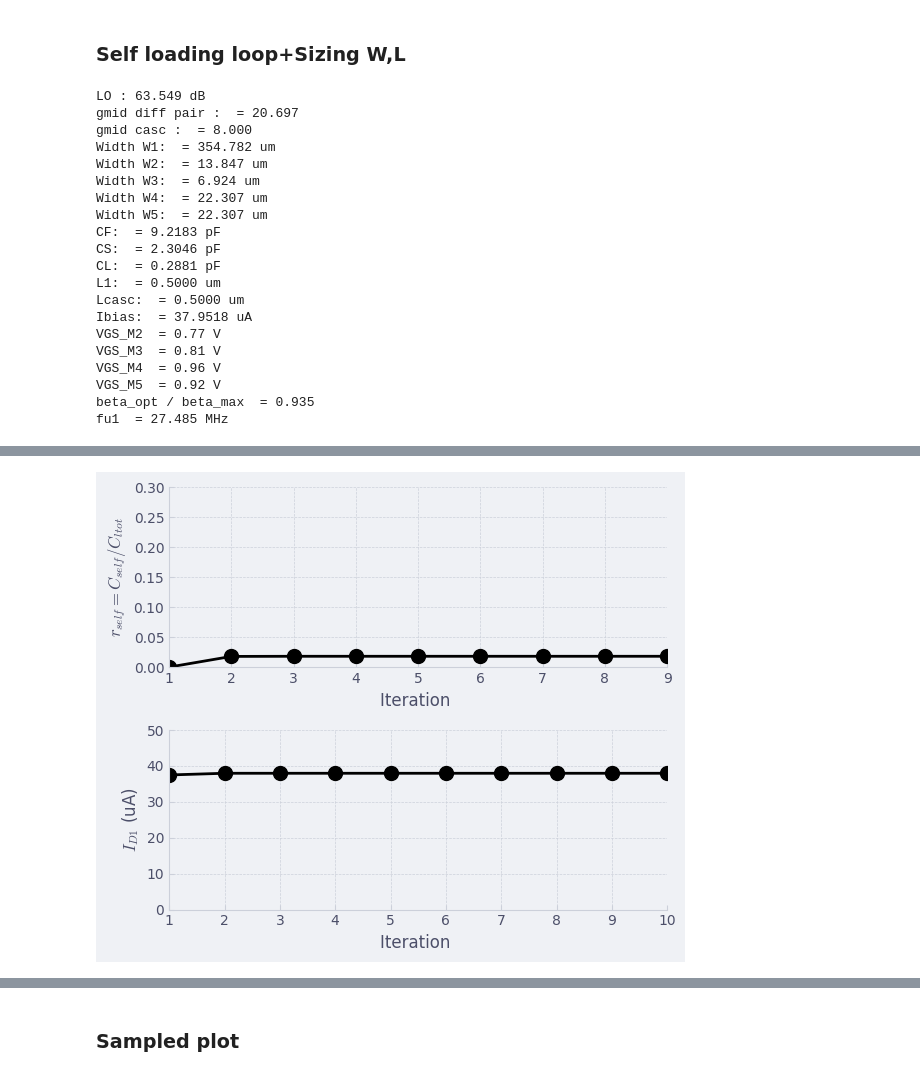
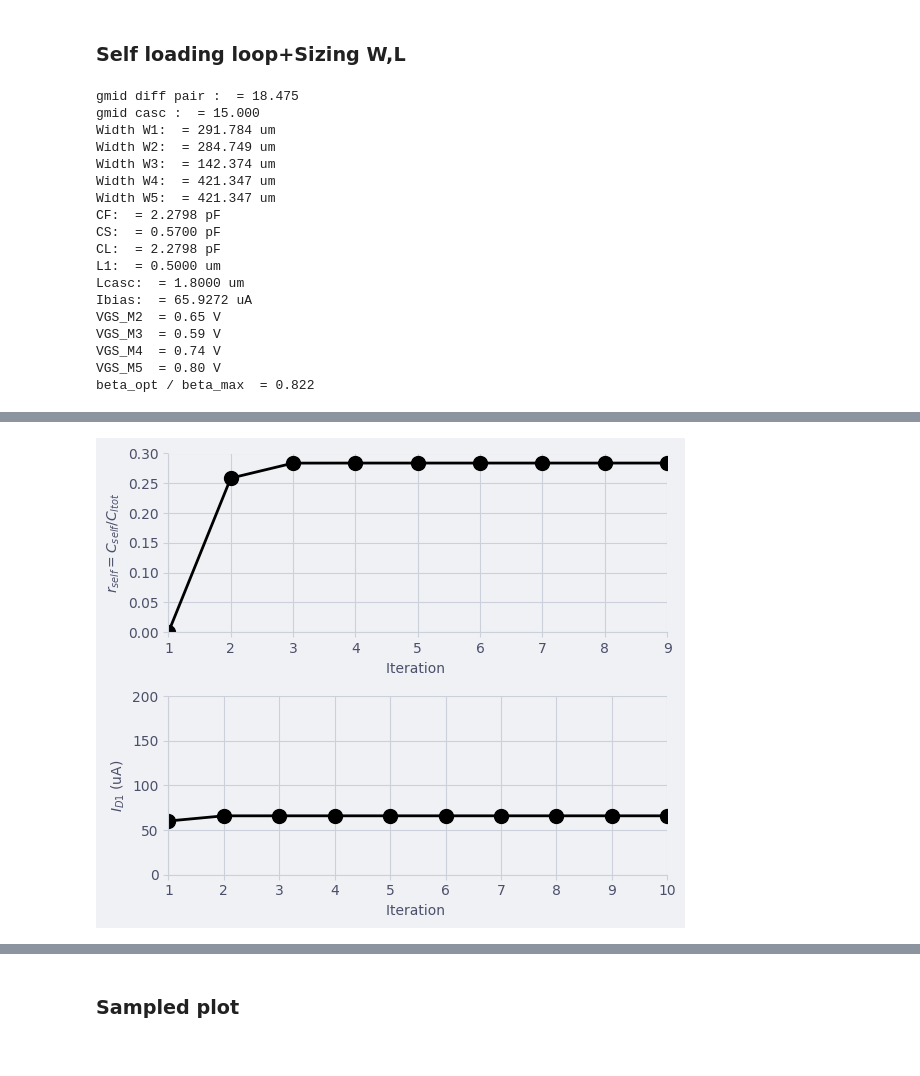
Before and after one commit to Surfeur974/gmadrid, a Jupyter notebook: SC_folded_cascode.ipynb, the cells around one changed output, grey strips where cells are left out. Drawn from its saved outputs; the diff is of its cells as text; code cells hidden in the pictures.

```diff
--- a/SC_folded_cascode.ipynb
+++ b/SC_folded_cascode.ipynb
@@ -494,26 +498,26 @@ print_design_summary(d,s,m1,m2,m3,m4,m5,p)
 #With self loading now
 #Design Spec
 s = {
-    'ts'        : 40e-9,
+    'ts'        : 50e-9,
     'ed'        : 0.1/100,
-    'fu1'       : 1/(2*np.pi) * np.log(1/ 0.1/100) / 40e-9,
+    #'fu1'       : 1/(2*np.pi) * np.log(1/ (0.05/100)) / 50e-9,
     'vod_noise' : 90e-6,
-    'FO'        : 1/8,
+    'FO'        : 4,
     'G'         : 1/4,
-    'vod_final' : 0.5
+    'vod_final' : 0.8
 }
 beta_max = 1 / (1 + s['G'])
-s['fu1'] = 1 / (2 * np.pi) * np.log(1 / s['ed']) / s['ts']
+#s['fu1'] = 1 / (2 * np.pi) * np.log(1 / s['ed']) / s['ts']
 
 # Constants for another design
 d = {
-    'gamma': 0.9,
+    'gamma': 0.8,
     #To be adjust if noise not accurate or compute gamme
-    'Lcas': 0.5,
-    'gm_IDcas': 8,
+    'Lcas': 1.8,
+    'gm_IDcas': 15,
     'L1' : 0.5,
     'cself': 0,
-    'gm_ID1': np.linspace(3, 27, 100),
+    'gm_ID1': np.linspace(5, 28, 100),
     'beta': beta_max * np.linspace(0.2, 1, 100)
 }
 
@@ -554,7 +558,7 @@ axs[1].plot(range(1, len(ID1) + 1), ID1 * 1e6, 'k-o', linewidth=2, markersize=10
 axs[1].set_xlabel('Iteration ')
 axs[1].set_ylabel(r'$I_{D1}$ (uA)')
 axs[1].set_xlim([1, len(ID1)])
-axs[1].set_ylim([0, 50])
+axs[1].set_ylim([0, 200])
 axs[1].grid(True)
 
 # Final sizing point
@@ -576,9 +580,9 @@ ID_W5 = pmos4.look_up( 'ID_W', GM_ID=d['gm_IDcas'], L=d['Lcas'], VDS=0.2)
 
 #######Calc GAIN
 gds5    = pmos4.look_up( 'GDS_ID', GM_ID=d['gm_IDcas'], L=d['Lcas'], VDS=0.6) * ID1_opt
-gds4    = pmos4.look_up( 'GDS_ID', GM_ID=d['gm_IDcas'], L=d['Lcas'], VDS=1.2, VSB = -0.6) * ID1_opt
-gm4     = pmos4.look_up( 'GM_ID', GM_ID=d['gm_IDcas'], L=d['Lcas'], VDS=1.2, VSB = -0.6) * ID1_opt
-gds3    = nmos4.look_up( 'GDS_ID', GM_ID=d['gm_IDcas'], L=d['Lcas'], VDS=1.2, VSB = -0.6) * ID1_opt
+gds4    = pmos4.look_up( 'GDS_ID', GM_ID=d['gm_IDcas'], L=d['Lcas'], VDS=1.2, VSB = 0.6) * ID1_opt
+gm4     = pmos4.look_up( 'GM_ID', GM_ID=d['gm_IDcas'], L=d['Lcas'], VDS=1.2, VSB = 0.6) * ID1_opt
+gds3    = nmos4.look_up( 'GDS_ID', GM_ID=d['gm_IDcas'], L=d['Lcas'], VDS=1.2, VSB = 0.6) * ID1_opt
 gm3     = nmos4.look_up( 'GM_ID', GM_ID=d['gm_IDcas'], L=d['Lcas'], VDS=1.2) * ID1_opt
 gds2    = nmos4.look_up( 'GDS_ID', GM_ID=d['gm_IDcas'], L=d['Lcas'], VDS=0.6) * 2 * ID1_opt
 gds1    = pmos4.look_up( 'GDS_ID', GM_ID=gm_ID1_opt, L=d['L1']) * 2 * ID1_opt
@@ -598,16 +602,16 @@ W5 = ID1_opt / ID_W5
 W4 = W5
 
 #VGSs
-VGS_M2 = nmos4.look_upVGS(GM_ID = d['gm_IDcas'], VDS = 0.2)
-VGS_M3 = nmos4.look_upVGS(GM_ID = d['gm_IDcas'], VDS = 1.15, VSB = -0.2)
-VGS_M4 = pmos4.look_upVGS(GM_ID = d['gm_IDcas'], VDS = 1.15, VSB = -0.2)
-VGS_M5 = pmos4.look_upVGS(GM_ID = d['gm_IDcas'], VDS = 0.2)
+VGS_M2 = nmos4.look_upVGS(GM_ID = d['gm_IDcas'], VDS = 0.6)
+VGS_M3 = nmos4.look_upVGS(GM_ID = d['gm_IDcas'], VDS = 1.2, VSB = 0.2)
+VGS_M4 = pmos4.look_upVGS(GM_ID = d['gm_IDcas'], VDS = 1.2, VSB = 0.2)
+VGS_M5 = pmos4.look_upVGS(GM_ID = d['gm_IDcas'], VDS = 0.6)
 
 
 # Printing the results
 
 
-print('LO : %.3f dB' % L0)
+#print('LO : %.3f dB' % L0)
 print('gmid diff pair :  = %.3f' % gm_ID1_opt)
 print('gmid casc :  = %.3f' % d['gm_IDcas'])
 print('Width W1:  = %.3f um' % W1)
@@ -626,7 +630,7 @@ print('VGS_M3  = %.2f V' % (VGS_M3))
 print('VGS_M4  = %.2f V' % (VGS_M4))
 print('VGS_M5  = %.2f V' % (VGS_M5))
 print('beta_opt / beta_max  = %.3f' % (beta_opt / beta_max))
-print('fu1  = %.3f MHz' % (s['fu1']*1e-6))
+#print('fu1  = %.3f MHz' % (p['fu1']*1e-6))
 
 d['gm_ID1'] =  np.array([gm_ID1_opt])
 d['beta'] =  np.array([beta_opt])
@@ -636,23 +640,21 @@ print_design_summary(s,d,m1,m2,m3,m4,m5,p)
 plt.tight_layout()
 plt.show()
 # %% [output]
-LO : 63.549 dB
-gmid diff pair :  = 20.697
-gmid casc :  = 8.000
-Width W1:  = 354.782 um
-Width W2:  = 13.847 um
-Width W3:  = 6.924 um
-Width W4:  = 22.307 um
-Width W5:  = 22.307 um
-CF:  = 9.2183 pF
-CS:  = 2.3046 pF
-CL:  = 0.2881 pF
+gmid diff pair :  = 18.475
+gmid casc :  = 15.000
+Width W1:  = 291.784 um
+Width W2:  = 284.749 um
+Width W3:  = 142.374 um
+Width W4:  = 421.347 um
+Width W5:  = 421.347 um
+CF:  = 2.2798 pF
+CS:  = 0.5700 pF
+CL:  = 2.2798 pF
 L1:  = 0.5000 um
-Lcasc:  = 0.5000 um
-Ibias:  = 37.9518 uA
-VGS_M2  = 0.77 V
-VGS_M3  = 0.81 V
-VGS_M4  = 0.96 V
-VGS_M5  = 0.92 V
-beta_opt / beta_max  = 0.935
-fu1  = 27.485 MHz
+Lcasc:  = 1.8000 um
+Ibias:  = 65.9272 uA
+VGS_M2  = 0.65 V
+VGS_M3  = 0.59 V
+VGS_M4  = 0.74 V
+VGS_M5  = 0.80 V
+beta_opt / beta_max  = 0.822
@@ -660,4 +662,4 @@ fu1  = 27.485 MHz
-[figure, old version]
+[figure, new version]
 # %% [markdown]
 ![image.png](attachment:image.png)
 ![image-2.png](attachment:image-2.png)
```
Also changed, not shown: parts of 8 cells of this notebook, 3 other files.
